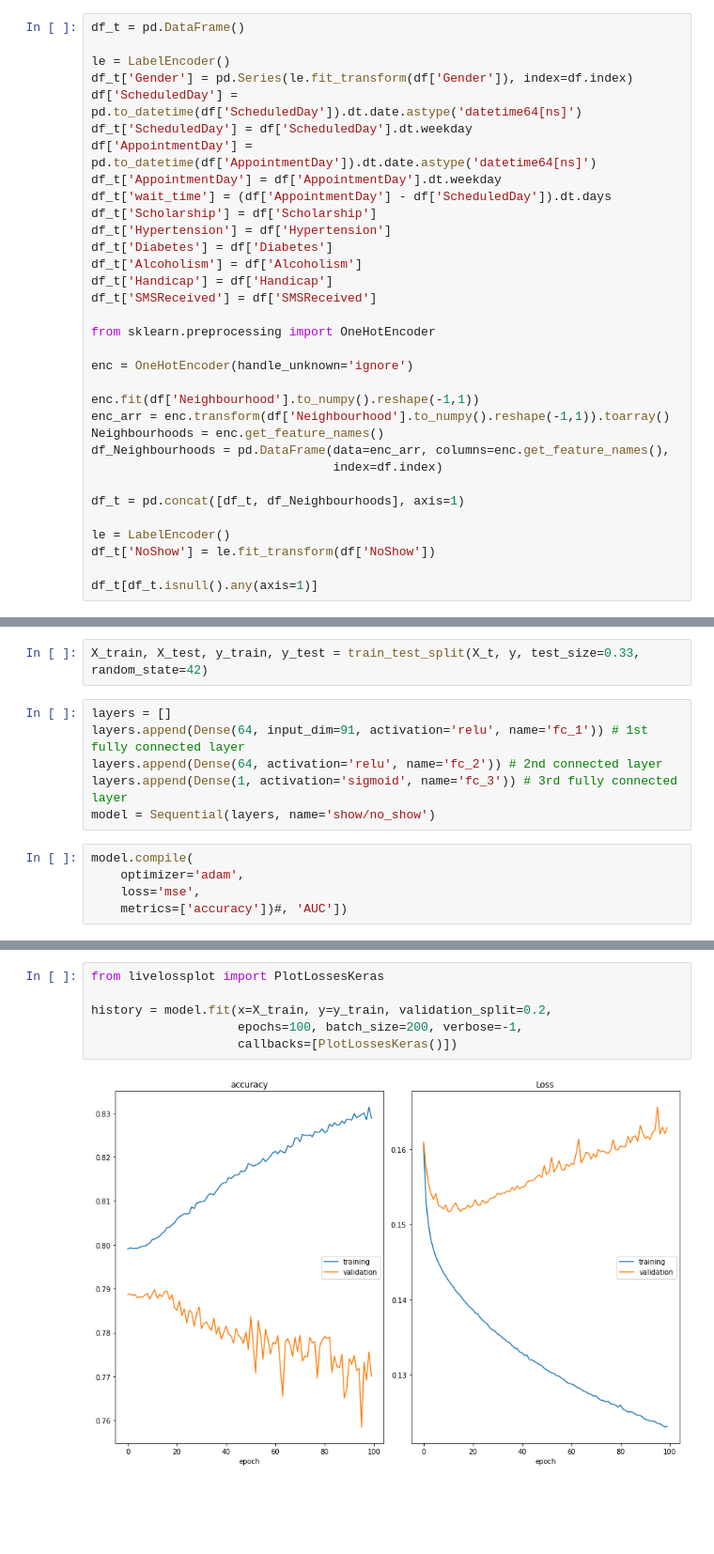
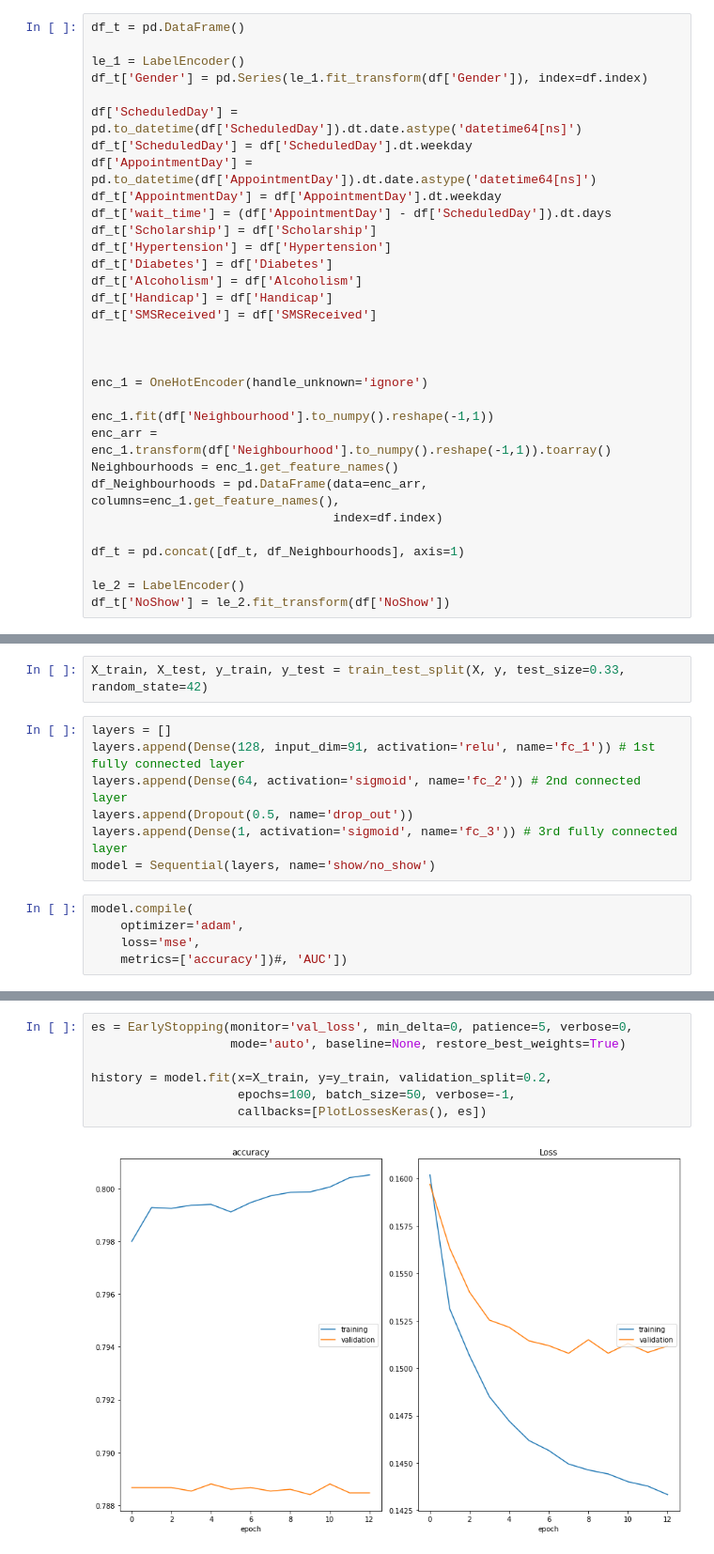
Before and after one commit to Omerdan03/Doc-Oclock, a Jupyter notebook: Data_Science/Doc_oclock_model.ipynb, the cells around one changed output, grey strips where cells are left out. Shown at 94% size. Saved outputs shown, nothing was run; the diff lists cells and outputs as text; blank space fills up the shorter version.

```diff
--- a/Data_Science/Doc_oclock_model.ipynb
+++ b/Data_Science/Doc_oclock_model.ipynb
@@ -104,8 +94,9 @@ df.head()
 # %%
 df_t = pd.DataFrame()
 
-le = LabelEncoder()
-df_t['Gender'] = pd.Series(le.fit_transform(df['Gender']), index=df.index)
+le_1 = LabelEncoder()
+df_t['Gender'] = pd.Series(le_1.fit_transform(df['Gender']), index=df.index)
+
 df['ScheduledDay'] = pd.to_datetime(df['ScheduledDay']).dt.date.astype('datetime64[ns]')
 df_t['ScheduledDay'] = df['ScheduledDay'].dt.weekday
 df['AppointmentDay'] = pd.to_datetime(df['AppointmentDay']).dt.date.astype('datetime64[ns]')
@@ -118,19 +109,17 @@ df_t['Alcoholism'] = df['Alcoholism']
 df_t['Handicap'] = df['Handicap']
 df_t['SMSReceived'] = df['SMSReceived']
 
-from sklearn.preprocessing import OneHotEncoder
 
-enc = OneHotEncoder(handle_unknown='ignore')
 
-enc.fit(df['Neighbourhood'].to_numpy().reshape(-1,1))
-enc_arr = enc.transform(df['Neighbourhood'].to_numpy().reshape(-1,1)).toarray()
-Neighbourhoods = enc.get_feature_names()
-df_Neighbourhoods = pd.DataFrame(data=enc_arr, columns=enc.get_feature_names(),
+enc_1 = OneHotEncoder(handle_unknown='ignore')
+
+enc_1.fit(df['Neighbourhood'].to_numpy().reshape(-1,1))
+enc_arr = enc_1.transform(df['Neighbourhood'].to_numpy().reshape(-1,1)).toarray()
+Neighbourhoods = enc_1.get_feature_names()
+df_Neighbourhoods = pd.DataFrame(data=enc_arr, columns=enc_1.get_feature_names(),
                                  index=df.index)
 
 df_t = pd.concat([df_t, df_Neighbourhoods], axis=1)
 
-le = LabelEncoder()
-df_t['NoShow'] = le.fit_transform(df['NoShow'])
-
-df_t[df_t.isnull().any(axis=1)]
+le_2 = LabelEncoder()
+df_t['NoShow'] = le_2.fit_transform(df['NoShow'])
@@ -190,11 +187,12 @@ from tensorflow.keras.layers import Dense, Dropout
 X = df_t.drop(['NoShow'], axis=1)
 y = df_t['NoShow']
 # %%
-X_train, X_test, y_train, y_test = train_test_split(X_t, y, test_size=0.33, random_state=42)
+X_train, X_test, y_train, y_test = train_test_split(X, y, test_size=0.33, random_state=42)
 # %%
 layers = []
-layers.append(Dense(64, input_dim=91, activation='relu', name='fc_1')) # 1st fully connected layer
-layers.append(Dense(64, activation='relu', name='fc_2')) # 2nd connected layer
+layers.append(Dense(128, input_dim=91, activation='relu', name='fc_1')) # 1st fully connected layer
+layers.append(Dense(64, activation='sigmoid', name='fc_2')) # 2nd connected layer
+layers.append(Dropout(0.5, name='drop_out'))
 layers.append(Dense(1, activation='sigmoid', name='fc_3')) # 3rd fully connected layer
 model = Sequential(layers, name='show/no_show')
 # %%
@@ -228,11 +227,12 @@ Trainable params: 10,113
 Non-trainable params: 0
 _________________________________________________________________
 # %%
-from livelossplot import PlotLossesKeras
+es = EarlyStopping(monitor='val_loss', min_delta=0, patience=5, verbose=0,
+                   mode='auto', baseline=None, restore_best_weights=True)
 
 history = model.fit(x=X_train, y=y_train, validation_split=0.2,
-                    epochs=100, batch_size=200, verbose=-1,
-                    callbacks=[PlotLossesKeras()])
+                    epochs=100, batch_size=50, verbose=-1,
+                    callbacks=[PlotLossesKeras(), es])
 # %% [output]
-[figure, old version]
+[figure, new version]
 accuracy
```
Also changed, not shown: parts of 25 cells of this notebook, 2 other files.
